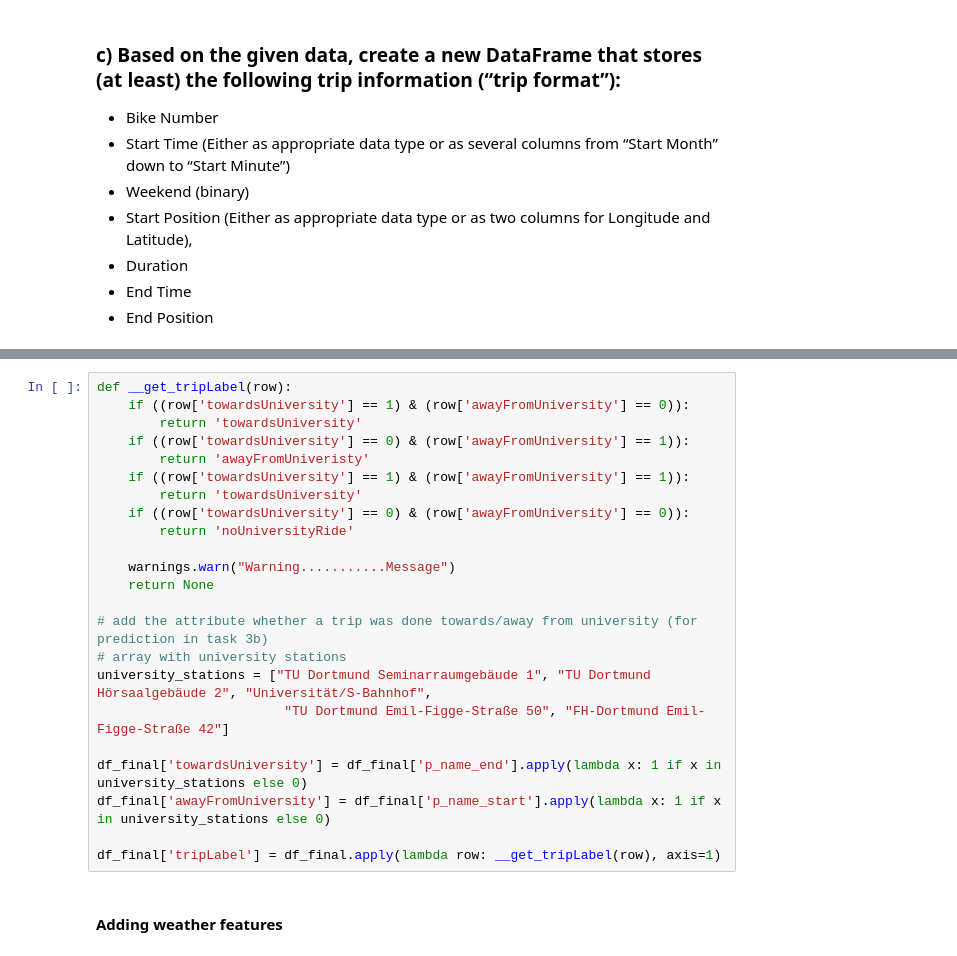
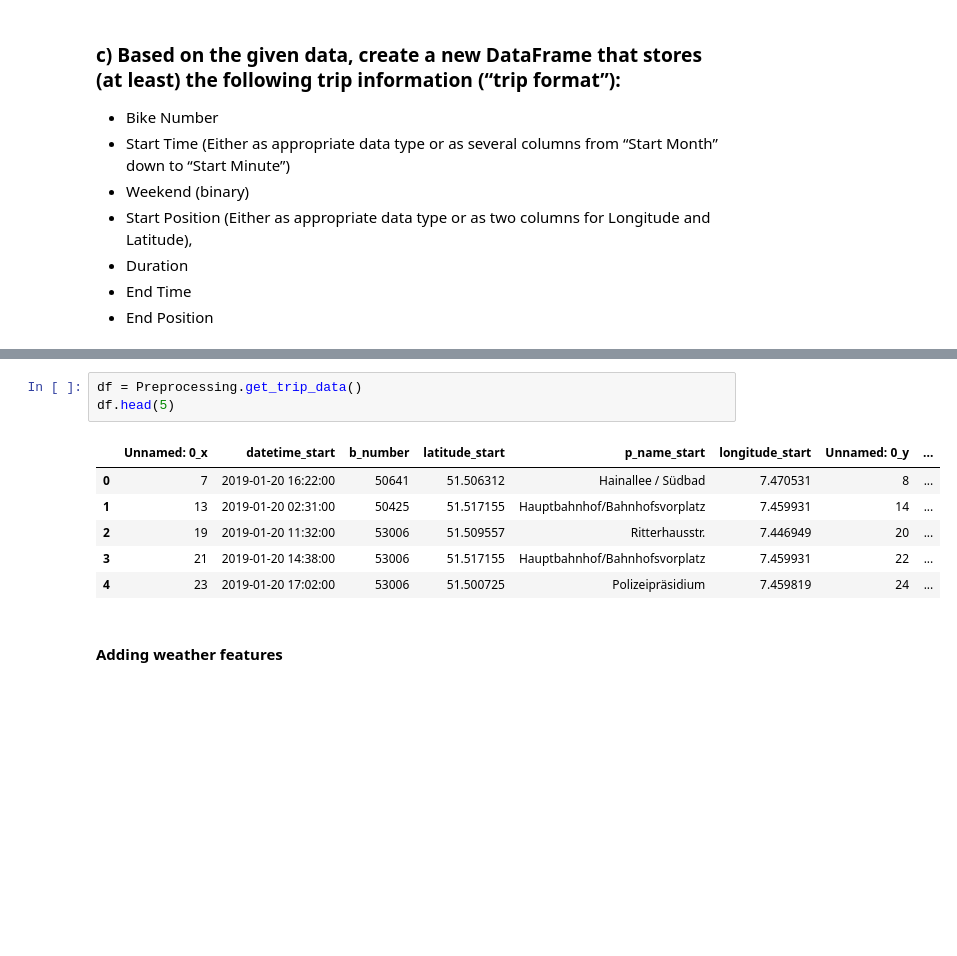
Before and after one commit to ey96/DataScienceBikesharing, a Jupyter notebook: notebooks/Task 1 - Exploration and Description.ipynb, the cells around one changed output, grey strips where cells are left out. Cells and saved outputs as stored; diff of their text form; blank space fills up the shorter version.

```diff
--- a/notebooks/Task 1 - Exploration and Description.ipynb
+++ b/notebooks/Task 1 - Exploration and Description.ipynb
@@ -297,26 +99,13 @@ df_final["day_of_year"] = df_final["datetime_start"].apply(lambda x: x.timetuple
-# %%
-def __get_tripLabel(row):
-    if ((row['towardsUniversity'] == 1) & (row['awayFromUniversity'] == 0)):
-        return 'towardsUniversity'
-    if ((row['towardsUniversity'] == 0) & (row['awayFromUniversity'] == 1)):
-        return 'awayFromUniveristy'
-    if ((row['towardsUniversity'] == 1) & (row['awayFromUniversity'] == 1)):
-        return 'towardsUniversity'
-    if ((row['towardsUniversity'] == 0) & (row['awayFromUniversity'] == 0)):
-        return 'noUniversityRide'
-
-    warnings.warn("Warning...........Message")
-    return None
-
-# add the attribute whether a trip was done towards/away from university (for prediction in task 3b)
-# array with university stations
-university_stations = ["TU Dortmund Seminarraumgebäude 1", "TU Dortmund Hörsaalgebäude 2", "Universität/S-Bahnhof",
-                        "TU Dortmund Emil-Figge-Straße 50", "FH-Dortmund Emil-Figge-Straße 42"]
-
-df_final['towardsUniversity'] = df_final['p_name_end'].apply(lambda x: 1 if x in university_stations else 0)
-df_final['awayFromUniversity'] = df_final['p_name_start'].apply(lambda x: 1 if x in university_stations else 0)
-
-df_final['tripLabel'] = df_final.apply(lambda row: __get_tripLabel(row), axis=1)
+# %%
+df = Preprocessing.get_trip_data()
+df.head(5)
+# %% [output]
+|  | Unnamed: 0_x | datetime_start | b_number | latitude_start | p_name_start | longitude_start | Unnamed: 0_y | ... |
+| 0 | 7 | 2019-01-20 16:22:00 | 50641 | 51.506312 | Hainallee / Südbad | 7.470531 | 8 | ... |
+| 1 | 13 | 2019-01-20 02:31:00 | 50425 | 51.517155 | Hauptbahnhof/Bahnhofsvorplatz | 7.459931 | 14 | ... |
+| 2 | 19 | 2019-01-20 11:32:00 | 53006 | 51.509557 | Ritterhausstr. | 7.446949 | 20 | ... |
+| 3 | 21 | 2019-01-20 14:38:00 | 53006 | 51.517155 | Hauptbahnhof/Bahnhofsvorplatz | 7.459931 | 22 | ... |
+| 4 | 23 | 2019-01-20 17:02:00 | 53006 | 51.500725 | Polizeipräsidium | 7.459819 | 24 | ... |
 # %% [markdown]
 #### Adding weather features
 # %% [markdown]
```
Also changed, not shown: parts of 48 cells of this notebook, 3 other files.
